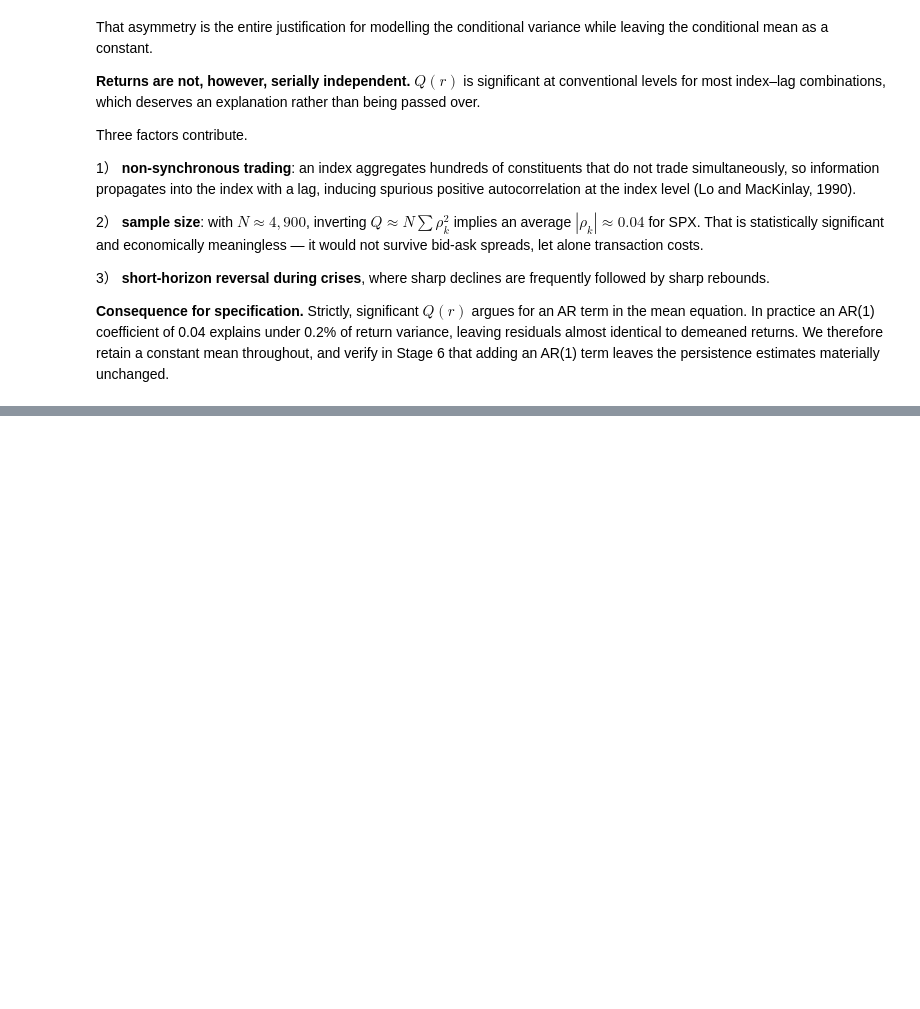
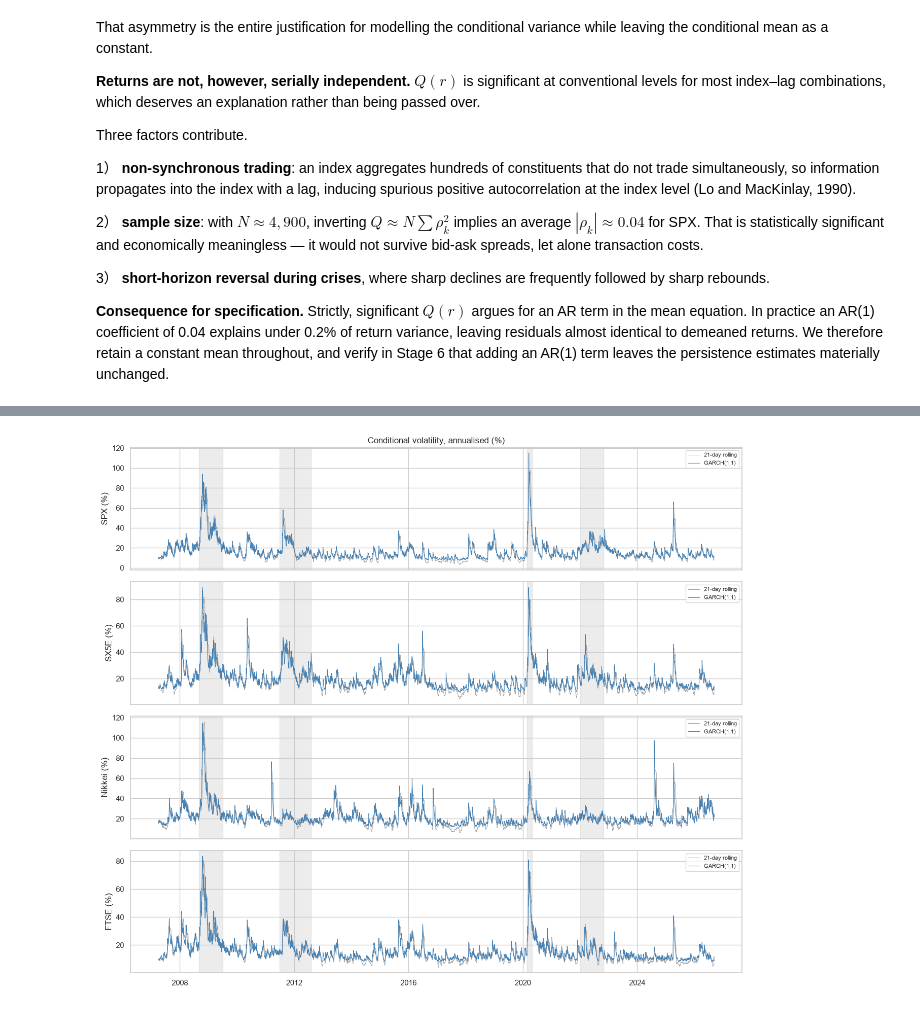
Before and after one commit to PeacoFoxy/StockMarket-Projects, a Jupyter notebook: garch_project/notebooks/garch_analysis.ipynb, the cells around one changed output, grey strips where cells are left out. Saved outputs shown, nothing was run; the diff lists cells and outputs as text; code cells hidden in the pictures; blank space fills up the shorter version.

Commit message:
Stage 3: GARCH(1,1) estimation, persistence, conditional volatility

```diff
--- a/garch_project/notebooks/garch_analysis.ipynb
+++ b/garch_project/notebooks/garch_analysis.ipynb
@@ -569,0 +633,10 @@ estimates materially unchanged.
+# %%
+# Fit GARCH(1,1) with normal innovations
+garch_normal = fit_all(returns, p=1, q=1, dist="normal")
+# Baseline specification: constant mean, GARCH(1,1), Gaussian innovations.
+# Stage 4 relaxes the distributional assumption.
+#
+# convergence_flag == 0 means the optimiser terminated successfully.
+# Anything else warrants investigation before the estimates are trusted --
+# non-convergence often signals a scaling problem, which is exactly what
+# multiplying returns by 100 in Stage 1 was meant to prevent.
@@ -569,0 +882,6 @@ estimates materially unchanged.
+# %%
+# Fitted conditional volatility vs rolling estimate
+plot_conditional_volatility(garch_normal, returns=returns, window=21,
+                            save_path="../outputs/conditional_volatility.png")
+# %% [output]
+[figure, added]
```
Also changed, not shown: parts of 21 cells of this notebook, 10 other files.
